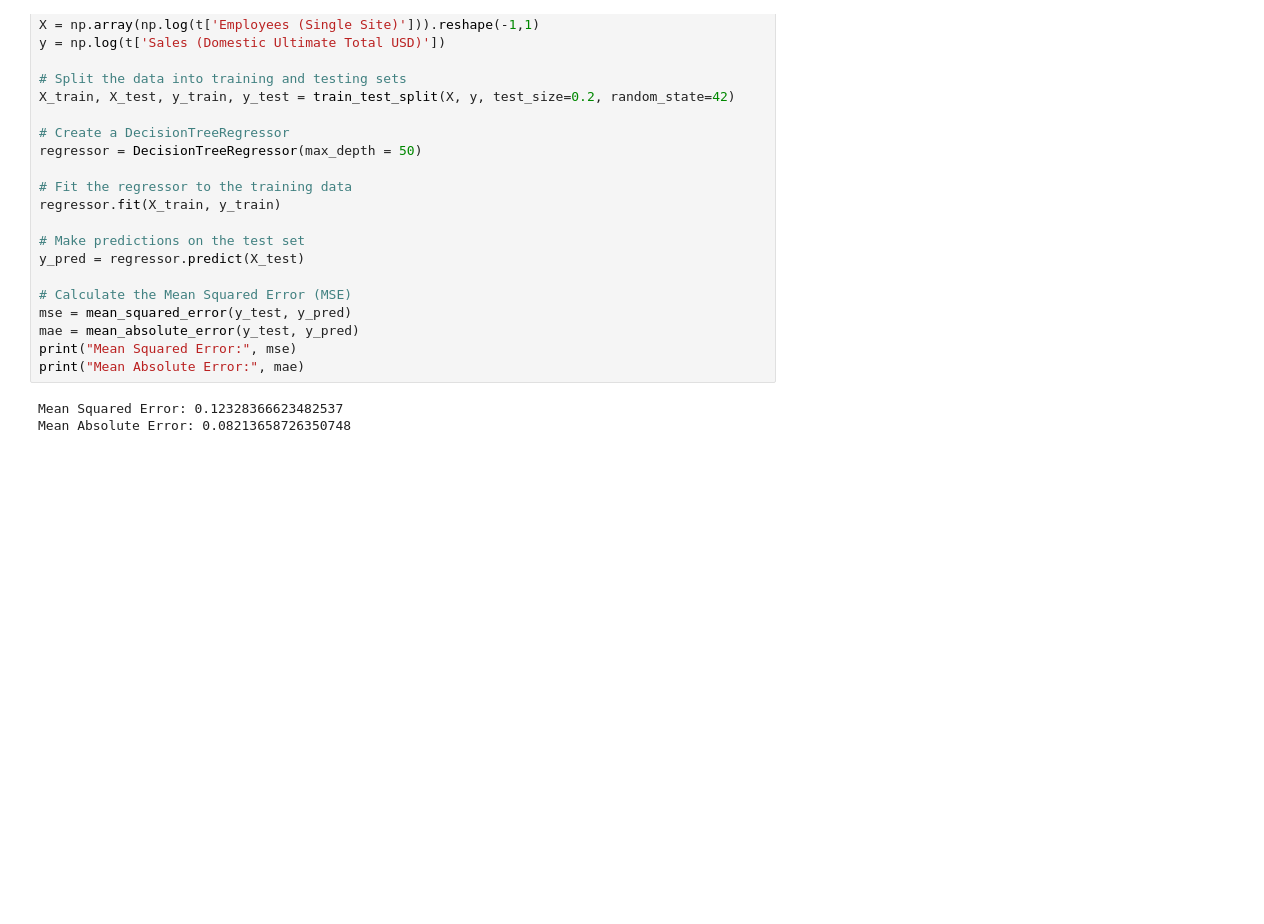
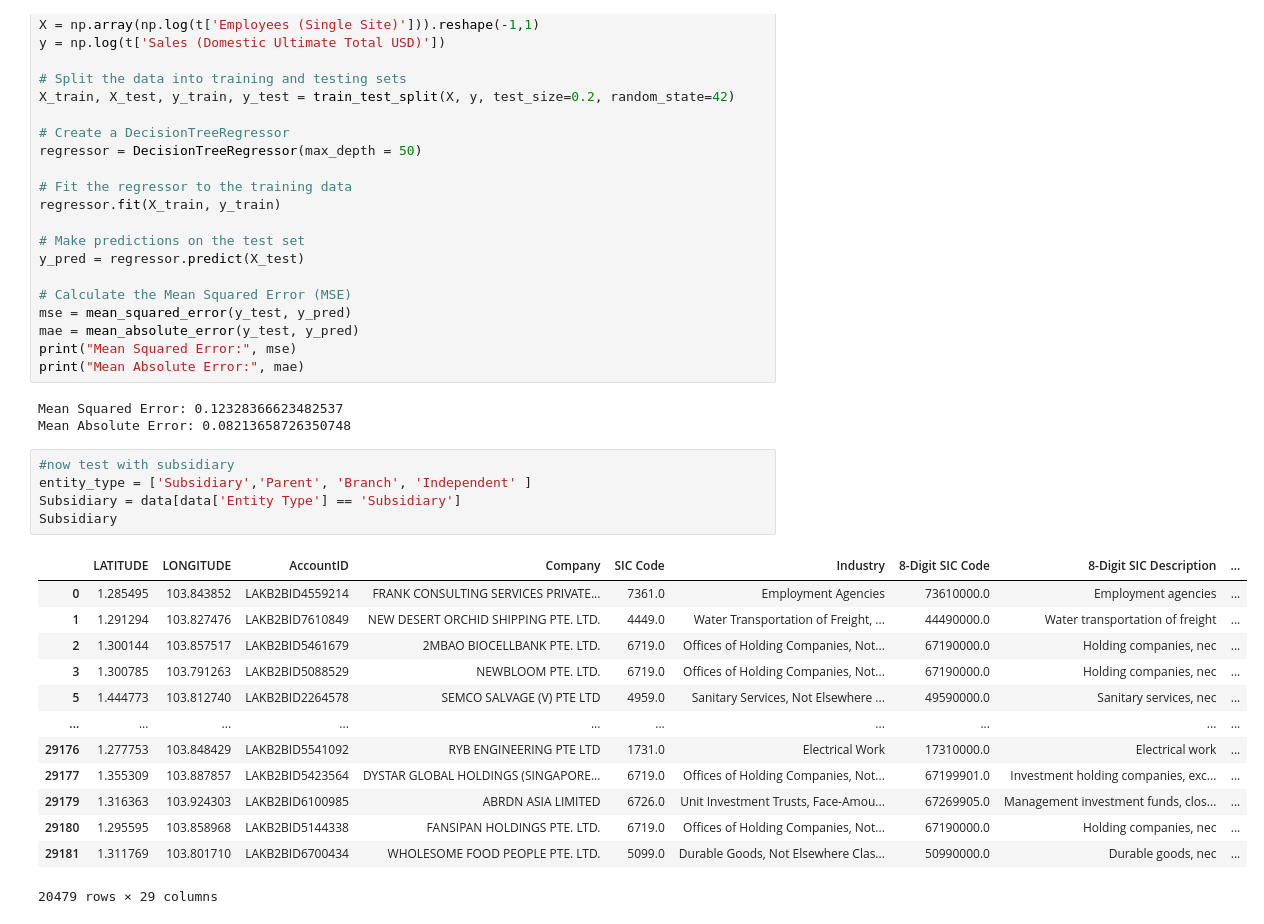
Before and after one commit to nguyenmybinhan/NUS-SDS-Datathon-Champion-TheViets, a Jupyter notebook: Decision_Tree_Regressor.ipynb, the cells around one changed output. Cells and saved outputs as stored; diff of their text form; blank space fills up the shorter version.

```diff
--- a/Decision_Tree_Regressor.ipynb
+++ b/Decision_Tree_Regressor.ipynb
@@ -139,3 +160,22 @@ print("Mean Absolute Error:", mae)
 # %% [output]
 Mean Squared Error: 0.12328366623482537
 Mean Absolute Error: 0.08213658726350748
+# %%
+#now test with subsidiary
+entity_type = ['Subsidiary','Parent', 'Branch', 'Independent' ]
+Subsidiary = data[data['Entity Type'] == 'Subsidiary']
+Subsidiary
+# %% [output]
+|  | LATITUDE | LONGITUDE | AccountID | Company | SIC Code | Industry | 8-Digit SIC Code | 8-Digit SIC Description | ... |
+| 0 | 1.285495 | 103.843852 | LAKB2BID4559214 | FRANK CONSULTING SERVICES PRIVATE... | 7361.0 | Employment Agencies | 73610000.0 | Employment agencies | ... |
+| 1 | 1.291294 | 103.827476 | LAKB2BID7610849 | NEW DESERT ORCHID SHIPPING PTE. LTD. | 4449.0 | Water Transportation of Freight, ... | 44490000.0 | Water transportation of freight | ... |
+| 2 | 1.300144 | 103.857517 | LAKB2BID5461679 | 2MBAO BIOCELLBANK PTE. LTD. | 6719.0 | Offices of Holding Companies, Not... | 67190000.0 | Holding companies, nec | ... |
+| 3 | 1.300785 | 103.791263 | LAKB2BID5088529 | NEWBLOOM PTE. LTD. | 6719.0 | Offices of Holding Companies, Not... | 67190000.0 | Holding companies, nec | ... |
+| 5 | 1.444773 | 103.812740 | LAKB2BID2264578 | SEMCO SALVAGE (V) PTE LTD | 4959.0 | Sanitary Services, Not Elsewhere ... | 49590000.0 | Sanitary services, nec | ... |
+| ... | ... | ... | ... | ... | ... | ... | ... | ... | ... |
+| 29176 | 1.277753 | 103.848429 | LAKB2BID5541092 | RYB ENGINEERING PTE LTD | 1731.0 | Electrical Work | 17310000.0 | Electrical work | ... |
+| 29177 | 1.355309 | 103.887857 | LAKB2BID5423564 | DYSTAR GLOBAL HOLDINGS (SINGAPORE... | 6719.0 | Offices of Holding Companies, Not... | 67199901.0 | Investment holding companies, exc... | ... |
+| 29179 | 1.316363 | 103.924303 | LAKB2BID6100985 | ABRDN ASIA LIMITED | 6726.0 | Unit Investment Trusts, Face-Amou... | 67269905.0 | Management investment funds, clos... | ... |
+| 29180 | 1.295595 | 103.858968 | LAKB2BID5144338 | FANSIPAN HOLDINGS PTE. LTD. | 6719.0 | Offices of Holding Companies, Not... | 67190000.0 | Holding companies, nec | ... |
+| 29181 | 1.311769 | 103.801710 | LAKB2BID6700434 | WHOLESOME FOOD PEOPLE PTE. LTD. | 5099.0 | Durable Goods, Not Elsewhere Clas... | 50990000.0 | Durable goods, nec | ... |
+20479 rows × 29 columns
```
Also changed, not shown: parts of 5 cells of this notebook.
